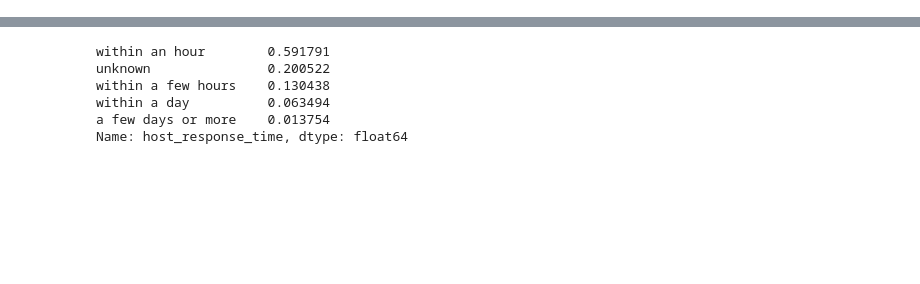
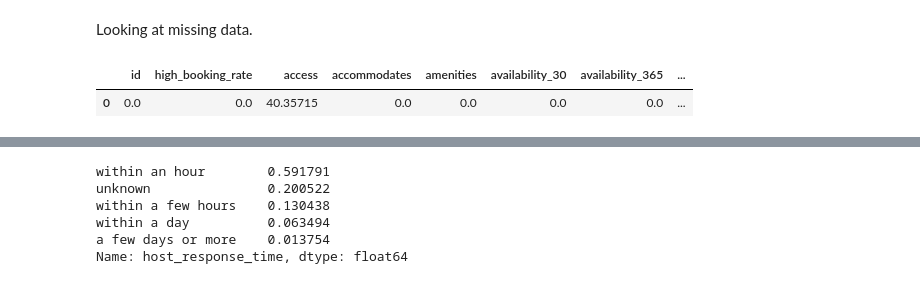
Before and after one commit to sujaykhandekar/data-mining-project, a Jupyter notebook: airbnbFeatureEngineering2.ipynb, the cells around one changed output, grey strips where cells are left out. Cells and saved outputs as stored; diff of their text form; code cells hidden in the pictures; blank space fills up the shorter version.

```diff
--- a/airbnbFeatureEngineering2.ipynb
+++ b/airbnbFeatureEngineering2.ipynb
@@ -309,0 +39,4 @@ Name: host_response_time, dtype: int64
+# %%
+df=pd.read_csv("C:\\Users\\sdk19\\OneDrive\\Desktop\\umd sem2\\data mining\\project\\airbnbTrain.csv")
+pd.set_option('display.max_columns', 66) # to display all the columns of dataframe
+df.head()
@@ -309,0 +56,8 @@ Name: host_response_time, dtype: int64
+# %% [markdown]
+Looking at missing data.
+# %%
+dfNA=df.isnull().sum()/len(df)*100
+dfNA.to_frame().T
+# %% [output]
+|  | id | high_booking_rate | access | accommodates | amenities | availability_30 | availability_365 | ... |
+| 0 | 0.0 | 0.0 | 40.35715 | 0.0 | 0.0 | 0.0 | 0.0 | ... |
```
Also changed, not shown: parts of 52 cells of this notebook.
